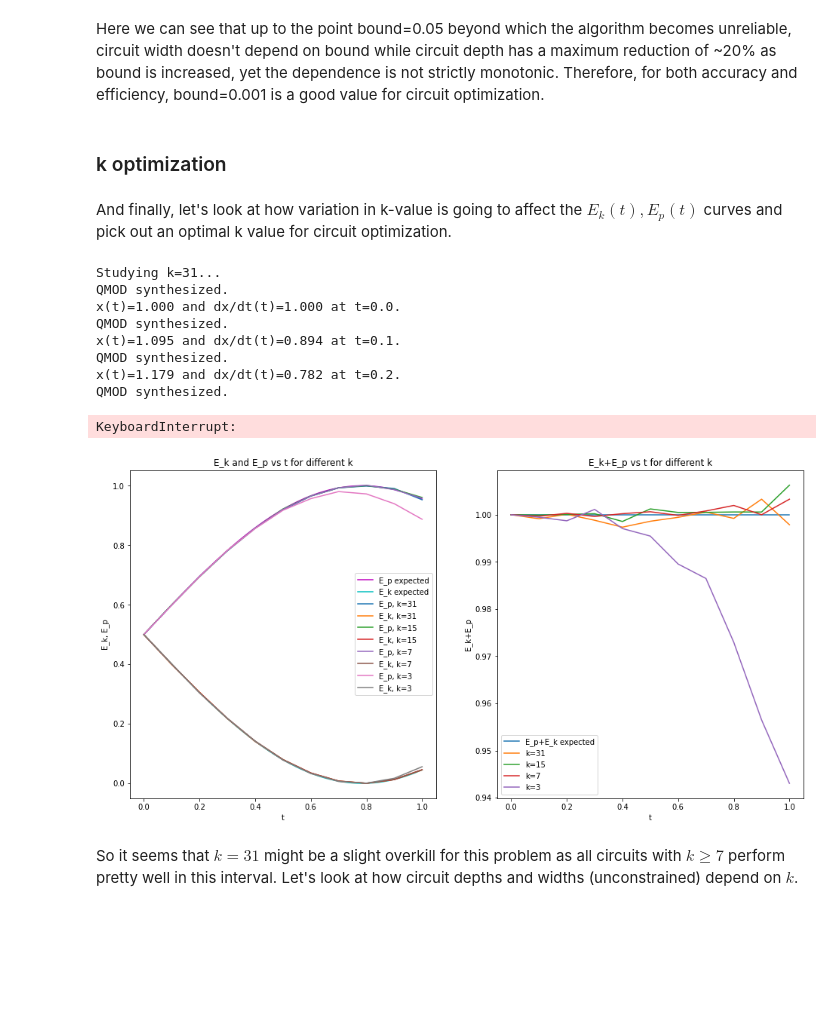
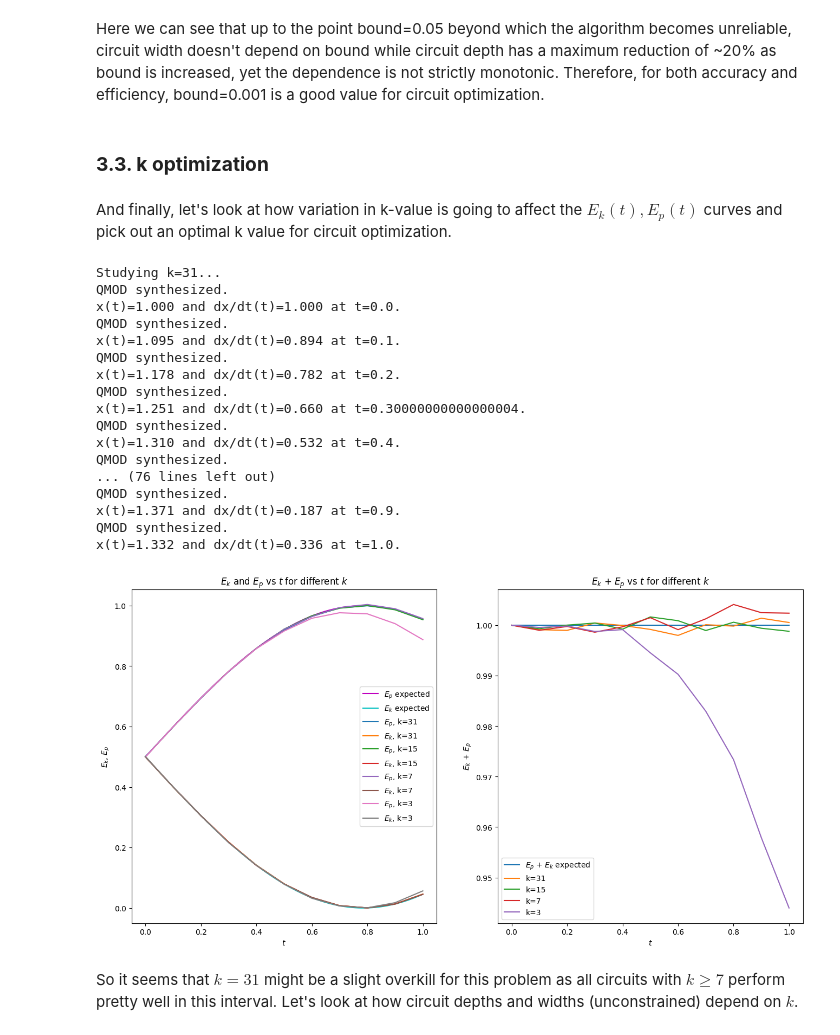
Before and after one commit to QSITE-Hacks/Q-SITE-Classiq-Open-Challenge, a Jupyter notebook: Classiq_open-challenge_ODE.ipynb, the cells around one changed output. Drawn from its saved outputs; the diff is of its cells as text; code cells hidden in the pictures; blank space fills up the shorter version.

```diff
--- a/Classiq_open-challenge_ODE.ipynb
+++ b/Classiq_open-challenge_ODE.ipynb
@@ -482,11 +545,10 @@ plt.show()
 # %% [markdown]
 Here we can see that up to the point bound=0.05 beyond which the algorithm becomes unreliable, circuit width doesn't depend on bound while circuit depth has a maximum reduction of ~20% as bound is increased, yet the dependence is not strictly monotonic. Therefore, for both accuracy and efficiency, bound=0.001 is a good value for circuit optimization.
 # %% [markdown]
-### k optimization
+### **3.3. k optimization**
 # %% [markdown]
 And finally, let's look at how variation in k-value is going to affect the $E_k(t), E_p(t)$ curves and pick out an optimal k value for circuit optimization.
 # %%
-k = 31
 bound = 0.001
 t_vals_2 = np.arange(start=0, stop=1.1, step=0.1)
 k_vals = [31, 15, 7, 3]
@@ -511,34 +573,43 @@ x(t)=1.000 and dx/dt(t)=1.000 at t=0.0.
 QMOD synthesized.
 x(t)=1.095 and dx/dt(t)=0.894 at t=0.1.
 QMOD synthesized.
-x(t)=1.179 and dx/dt(t)=0.782 at t=0.2.
+x(t)=1.178 and dx/dt(t)=0.782 at t=0.2.
 QMOD synthesized.
+x(t)=1.251 and dx/dt(t)=0.660 at t=0.30000000000000004.
+QMOD synthesized.
+x(t)=1.310 and dx/dt(t)=0.532 at t=0.4.
+QMOD synthesized.
+... (76 lines left out)
+QMOD synthesized.
+x(t)=1.371 and dx/dt(t)=0.187 at t=0.9.
+QMOD synthesized.
+x(t)=1.332 and dx/dt(t)=0.336 at t=1.0.
-KeyboardInterrupt:
 # %%
 t_cont = np.linspace(start=0, stop=1, num=100)
 x_t_pred = np.sin(t_cont) + np.cos(t_cont)
 dx_dt_pred = np.cos(t_cont) - np.sin(t_cont)
 x_t_exp = np.array(x_t_exp)
 dx_dt_exp = np.array(dx_dt_exp)
 fig, (ax1, ax2) = plt.subplots(1, 2, figsize=(16, 8))
-ax1.set_xlabel('t')
-ax1.set_ylabel('E_k, E_p')
-ax1.set_title("E_k and E_p vs t for different k")
-ax1.plot(t_cont, 0.5 * (x_t_pred)**2, 'm-', label="E_p expected")
-ax1.plot(t_cont, 0.5 * (dx_dt_pred)**2, 'c-', label="E_k expected")
-ax2.set_title("E_k+E_p vs t for different k")
-ax2.set_xlabel('t')
-ax2.set_ylabel('E_k+E_p')
-ax2.plot(t_cont, 0.5 * (x_t_pred)**2 + 0.5 * (dx_dt_pred)**2, label="E_p+E_k expected")
+ax1.set_xlabel(r'$t$')
+ax1.set_ylabel(r'$E_k$, $E_p$')
+ax1.set_title(r'$E_k$ and $E_p$ vs $t$ for different $k$')
+ax1.plot(t_cont, 0.5 * (x_t_pred)**2, 'm-', label=r'$E_p$ expected')
+ax1.plot(t_cont, 0.5 * (dx_dt_pred)**2, 'c-', label=r'$E_k$ expected')
+ax2.set_title(r'$E_k$ + $E_p$ vs $t$ for different $k$')
+ax2.set_xlabel(r'$t$')
+ax2.set_ylabel(r'$E_k$ + $E_p$')
+ax2.plot(t_cont, 0.5 * (x_t_pred)**2 + 0.5 * (dx_dt_pred)**2, label=r'$E_p$ + $E_k$ expected')
 for i in range(4):
-    ax1.plot(t_vals_2, 0.5 * x_t_exp[i]**2, label="E_p, k={}".format(k_vals[i]))
-    ax1.plot(t_vals_2, 0.5 * dx_dt_exp[i]**2, label="E_k, k={}".format(k_vals[i]))
+    ax1.plot(t_vals_2, 0.5 * x_t_exp[i]**2, label=r'$E_p$, k={}'.format(k_vals[i]))
+    ax1.plot(t_vals_2, 0.5 * dx_dt_exp[i]**2, label=r'$E_k$, k={}'.format(k_vals[i]))
     ax2.plot(t_vals_2, 0.5 * x_t_exp[i]**2+0.5 * dx_dt_exp[i]**2, label="k={}".format(k_vals[i]))
 ax1.legend(loc='best')
 ax2.legend(loc='best')
+plt.savefig('ek-ep-vs-t-k.png', dpi=300, bbox_inches='tight')
 plt.show()
 # %% [output]
-[figure, old version]
+[figure, new version]
 # %% [markdown]
 So it seems that $k=31$ might be a slight overkill for this problem as all circuits with $k\geq7$ perform pretty well in this interval. Let's look at how circuit depths and widths (unconstrained) depend on $k$.
 # %%
```
Also changed, not shown: parts of 52 cells of this notebook.
